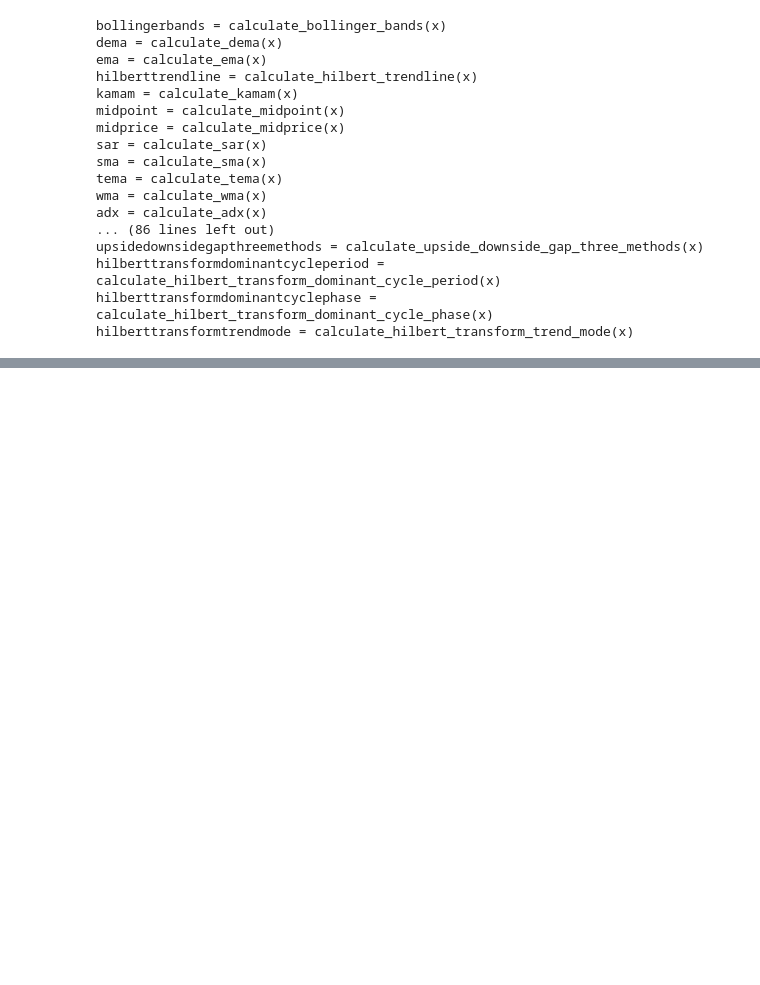
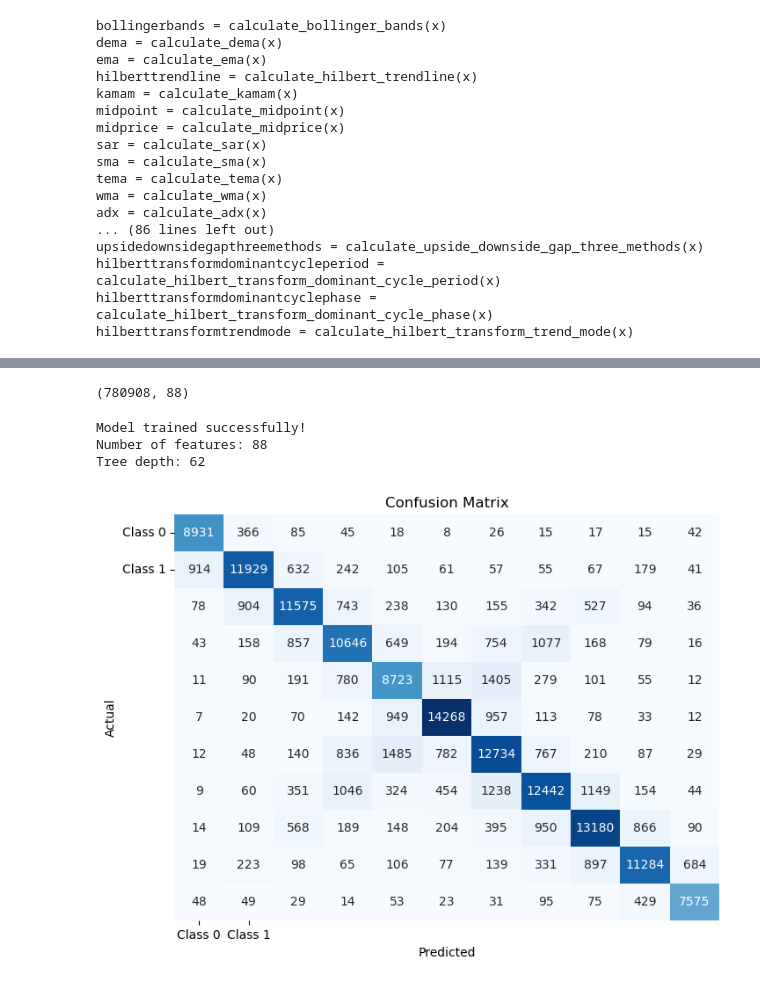
Before and after one commit to hwbarth/coin-prediction, a Jupyter notebook: data_prep.ipynb, the cells around one changed output, grey strips where cells are left out. Saved outputs shown, nothing was run; the diff lists cells and outputs as text; code cells hidden in the pictures; blank space fills up the shorter version.

Commit message:
decision tree here

```diff
--- a/data_prep.ipynb
+++ b/data_prep.ipynb
@@ -942,0 +957,51 @@ scaled_df
+# %%
+features.shape
+# target.shape
+# %% [output]
+(780908, 88)
+# %%
+from sklearn.tree import DecisionTreeClassifier
+
+
+clf = DecisionTreeClassifier(criterion='entropy', random_state=0)  # Use 'entropy' for cross-entropy as impurity
+clf.fit(X_train[:, 1:], y_train[:, 1])
+
+# Verify model training
+print("Model trained successfully!")
+print("Number of features:", clf.n_features_in_)
+print("Tree depth:", clf.get_depth())
+# %% [output]
+Model trained successfully!
+Number of features: 88
+Tree depth: 62
+# %%
+from sklearn.metrics import accuracy_score, confusion_matrix, classification_report
+
+# Predict on test data
+y_pred = clf.predict(X_test[:, 1:])
+
+# Calculate accuracy
+accuracy = accuracy_score(y_test[:, 1], y_pred)
+# print(f'Accuracy: {accuracy:.2f}')
+
+# Generate a confusion matrix
+conf_matrix = confusion_matrix(y_test[:, 1], y_pred)
+# print("Confusion Matrix:\n", conf_matrix)
+
+# Classification report
+class_report = classification_report(y_test[:, 1], y_pred)
+# print("Classification Report:\n", class_report)
+# %%
+import seaborn as sns
+import matplotlib.pyplot as plt
+
+# Plotting the confusion matrix
+plt.figure(figsize=(8, 6))
+sns.heatmap(conf_matrix, annot=True, fmt='d', cmap='Blues', cbar=False,
+            xticklabels=['Class 0', 'Class 1'], yticklabels=['Class 0', 'Class 1'])
+plt.title("Confusion Matrix")
+plt.xlabel("Predicted")
+plt.ylabel("Actual")
+plt.show()
+# %% [output]
+[figure, added]
```
Also changed, not shown: parts of 19 cells of this notebook.
